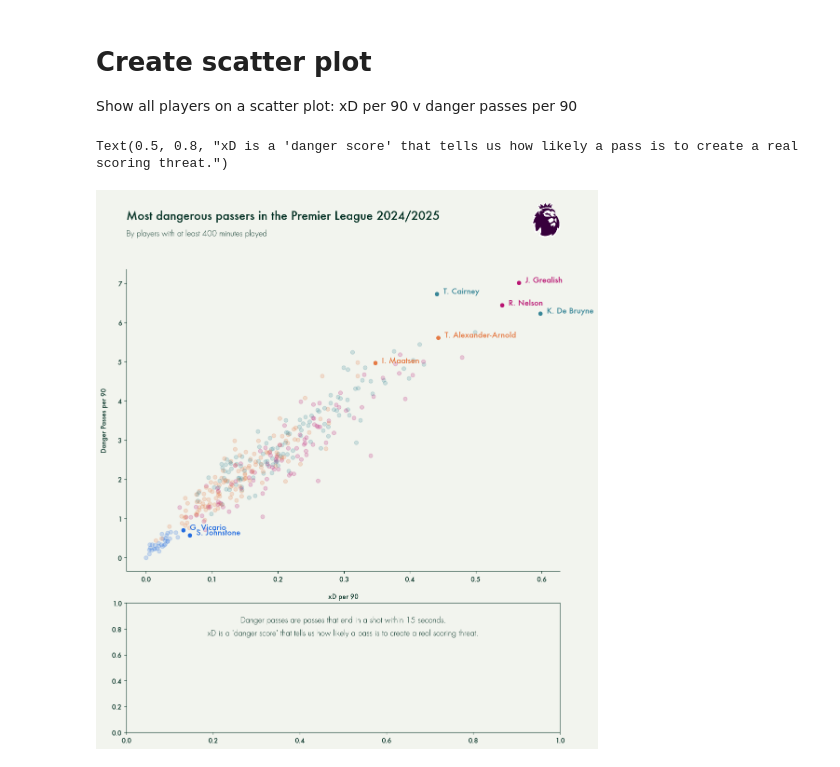
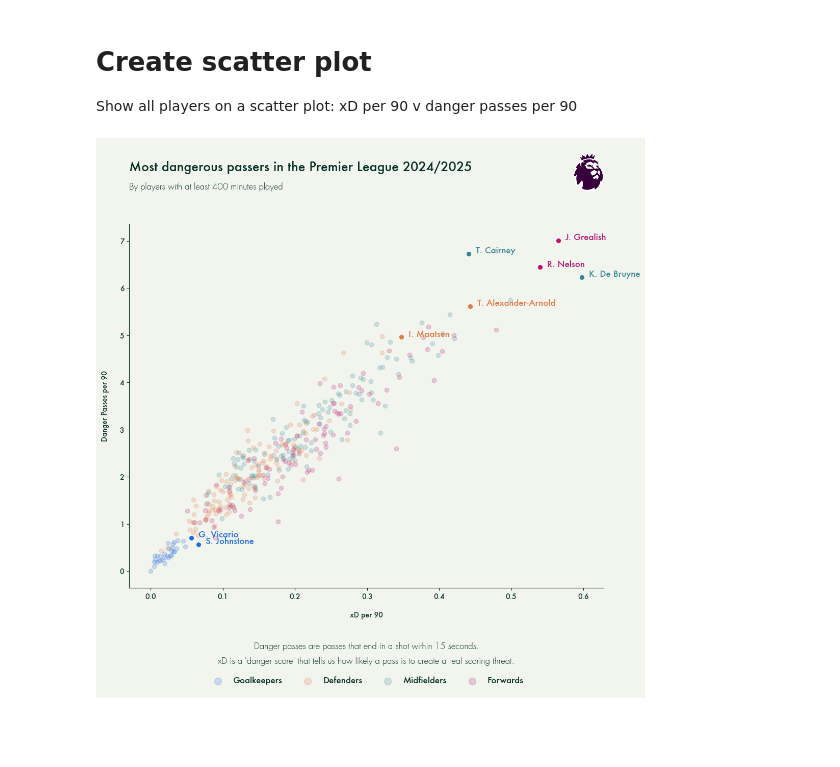
Before and after one commit to MarijnSt/soccermatics-project-2, a Jupyter notebook: notebooks/viz.ipynb, the cells around one changed output. Saved outputs shown, nothing was run; the diff lists cells and outputs as text; code cells hidden in the pictures; blank space fills up the shorter version.

Commit message:
feat: add colors to legend

```diff
--- a/notebooks/viz.ipynb
+++ b/notebooks/viz.ipynb
@@ -37,8 +37,8 @@ plt.rcParams.update({
 })
 
 # Create figure
-fig = plt.figure(figsize=(12, 15))
-gs = fig.add_gridspec(3, 1, height_ratios=[0.1, 0.7, 0.3])      # 3 rows, 1 column, with height ratios for title, plot, legend
+fig = plt.figure(figsize=(12, 14))
+gs = fig.add_gridspec(3, 1, height_ratios=[0.1, 0.75, 0.15])      # 3 rows, 1 column, with height ratios for title, plot, legend
 
 # Init axis
 heading_ax = fig.add_subplot(gs[0])
@@ -47,7 +47,7 @@ legend_ax = fig.add_subplot(gs[2])
 
 # Hide axis
 heading_ax.axis('off')
-#legend_ax.axis('off')
+legend_ax.axis('off')
 
 # Hide spines
 main_ax.spines['top'].set_visible(False)
@@ -95,34 +95,58 @@ for i, row in data.iterrows():
     main_ax.scatter(row['xD_per_90'], row['danger_passes_per_90'], color=color, alpha=style_config['alpha'])
 
 # Highlight top players
 for i, row in top_players.iterrows():
     color = style_config['colors'][row['role'].lower()]
     main_ax.scatter(row['xD_per_90'], row['danger_passes_per_90'], color=color, alpha=1, s=30)
     main_ax.text(
         row['xD_per_90'] + 0.01, row['danger_passes_per_90'] + 0.01,
         row['short_name'],
         color=color,
         fontsize=style_config['sizes']['p'],
     )
 
 # Danger pass and xD explanation in legend
 legend_ax.text(
-    0.5, 0.9,
+    0.5, 0.7,
     'Danger passes are passes that end in a shot within 15 seconds.',
     fontproperties=style_config['font_prop_light'],
     fontsize=style_config['sizes']['p'],
     ha='center',
     va='top'
 )
 
 legend_ax.text(
-    0.5, 0.8,
+    0.5, 0.5,
     'xD is a \'danger score\' that tells us how likely a pass is to create a real scoring threat.',
     fontproperties=style_config['font_prop_light'],
     fontsize=style_config['sizes']['p'],
     ha='center',
     va='top'
 )
+
+# Explain meaning of different color
+roles = ["goalkeeper", "defender", "midfielder", "forward"]
+legend_colors = [main_ax.scatter(
+    [],
+    [],
+    color=style_config['colors'][role.lower()],
+    alpha=style_config['alpha'],
+    s=100
+) for role in roles]
+
+legend_labels = ["Goalkeepers", "Defenders", "Midfielders", "Forwards"]
+
+legend_ax.legend(
+    legend_colors,
+    legend_labels,
+    loc='lower center',
+    ncol=len(roles),
+    frameon=False,
+    fontsize=style_config['sizes']['p']
+)
+
+# Remove spines
+legend_ax.spines['top'].set_visible(False)
+legend_ax.spines['right'].set_visible(False)
 # %% [output]
-Text(0.5, 0.8, "xD is a 'danger score' that tells us how likely a pass is to create a real scoring threat.")
-[figure, old version]
+[figure, new version]
```
